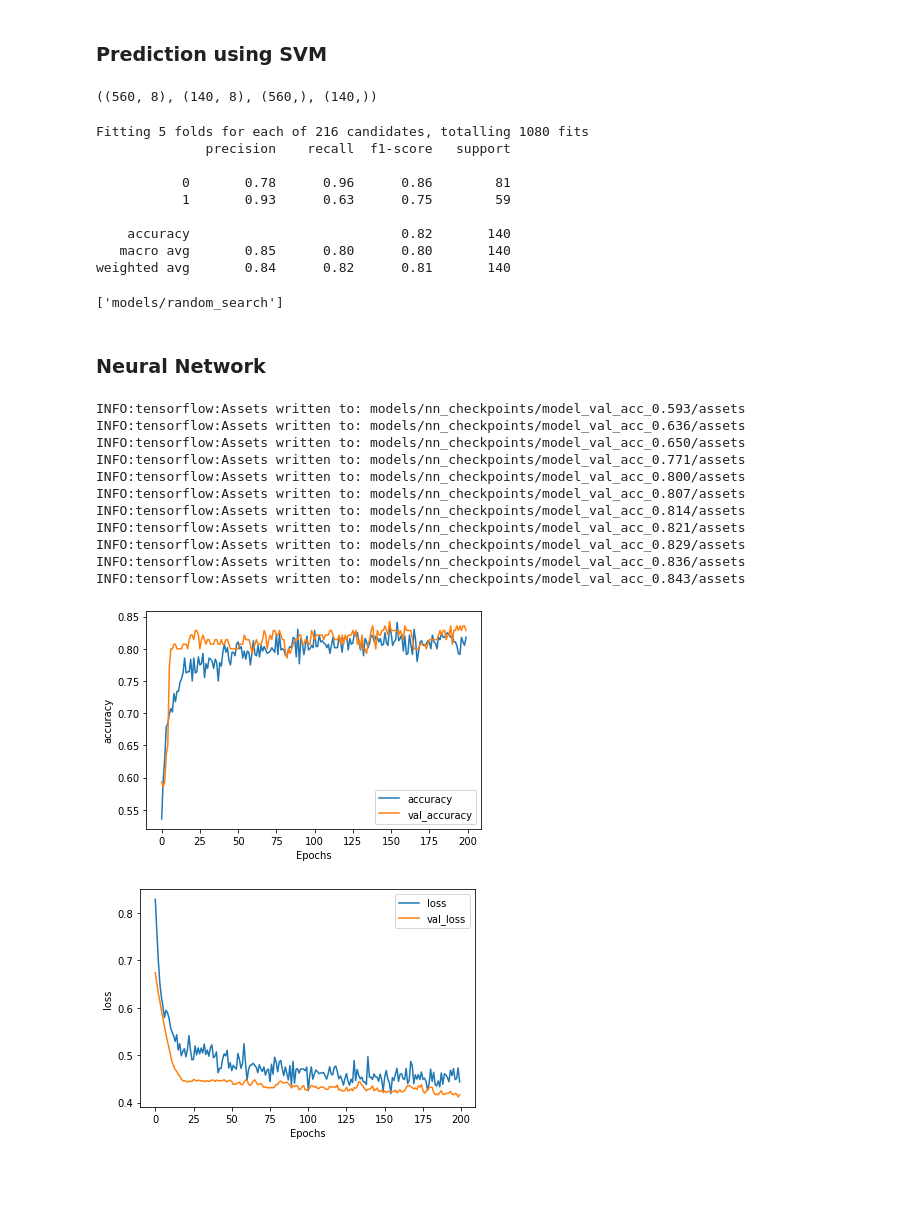
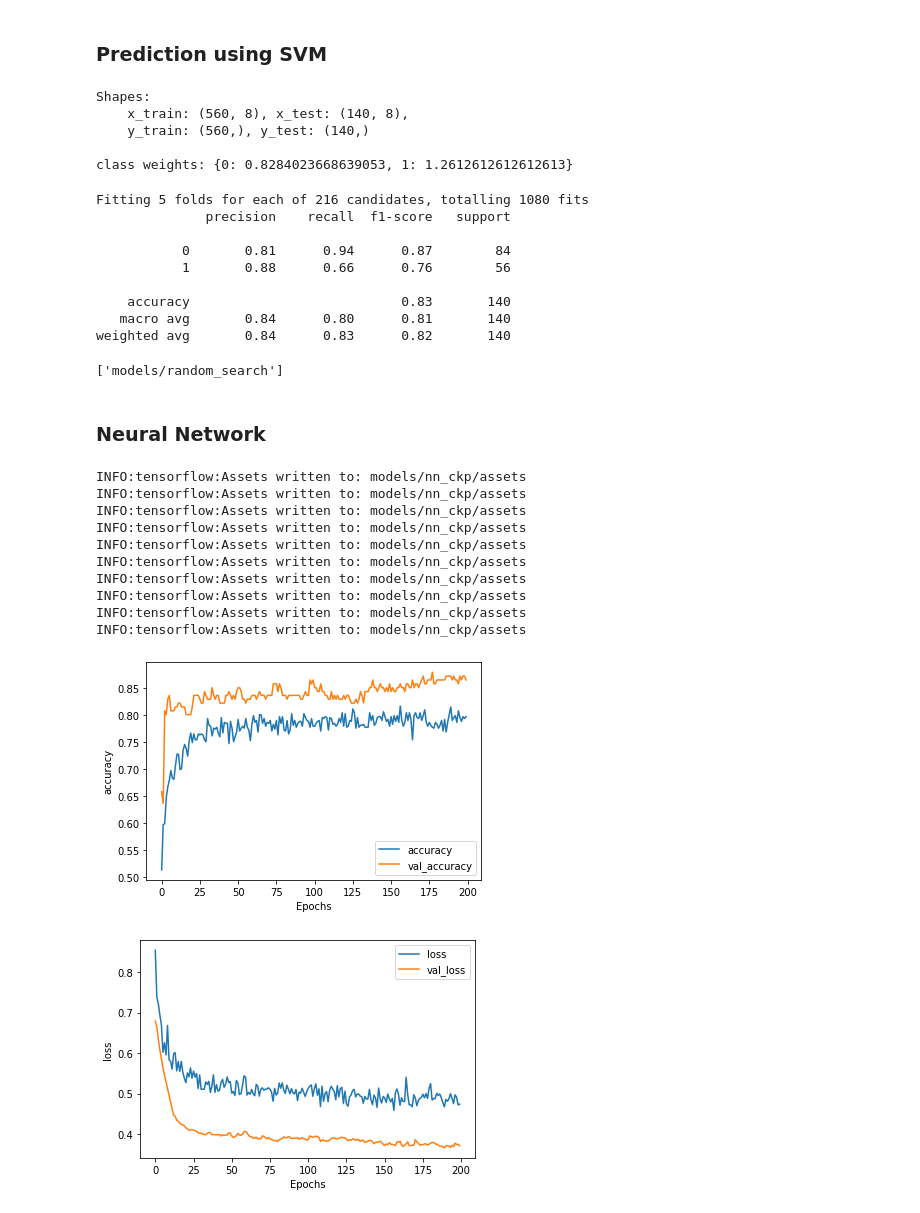
Before and after one commit to Gonm1/titanic, a Jupyter notebook: notebook.ipynb, the cells around one changed output. Saved outputs shown, nothing was run; the diff lists cells and outputs as text; code cells hidden in the pictures; blank space fills up the shorter version.

Commit message:
Add class weights to estimators

```diff
--- a/notebook.ipynb
+++ b/notebook.ipynb
@@ -249,16 +249,38 @@ heatmap(
 from sklearn.model_selection import train_test_split
 from joblib import dump
 
-x_train, x_test, y_train, y_test = train_test_split(data, labels, test_size=0.2, random_state=0)
-x_train.shape, x_test.shape, y_train.shape, y_test.shape
+# Split train and test set keeping negative/positive class ratio
+x_train, x_test, y_train, y_test = train_test_split(
+    data, labels, test_size=0.2, random_state=0, stratify=labels
+)
+print(
+    f"""Shapes:
+    x_train: {x_train.shape}, x_test: {x_test.shape},
+    y_train: {y_train.shape}, y_test: {y_test.shape}
+    """
+)
+y_train.value_counts(), y_test.value_counts()
+
+from sklearn.utils import class_weight
+
+class_weights = class_weight.compute_class_weight(
+    class_weight="balanced", classes=np.unique(y_train), y=y_train
+)
+class_weights = {0: class_weights[0], 1: class_weights[1]}
+print(f"class weights: {class_weights}")
 # %% [output]
-((560, 8), (140, 8), (560,), (140,))
+Shapes:
+    x_train: (560, 8), x_test: (140, 8),
+    y_train: (560,), y_test: (140,)
+
+class weights: {0: 0.8284023668639053, 1: 1.2612612612612613}
 # %%
 params = {
     "C": [1, 3, 5, 7, 9, 11, 13, 15, 17, 19, 21, 23, 25, 27, 29, 30, 32, 35],
     "gamma": ["scale", "auto"],
     "kernel": ["linear", "sigmoid", "rbf"],
     "shrinking": [True, False],
+    "class_weight": [class_weights]
 }
 
 random_search = GridSearchCV(
@@ -272,19 +294,19 @@ random_search = GridSearchCV(
 )
 
 random_search.fit(x_train, y_train)
-print(classification_report(y_true=y_test, y_pred=random_search.predict(x_test)))
+print(classification_report(y_true=y_test, y_pred=random_search.best_estimator_.predict(x_test)))
 
 dump(random_search, "models/random_search")
 # %% [output]
 Fitting 5 folds for each of 216 candidates, totalling 1080 fits
               precision    recall  f1-score   support
 
-           0       0.78      0.96      0.86        81
-           1       0.93      0.63      0.75        59
+           0       0.81      0.94      0.87        84
+           1       0.88      0.66      0.76        56
 
-    accuracy                           0.82       140
-   macro avg       0.85      0.80      0.80       140
-weighted avg       0.84      0.82      0.81       140
+    accuracy                           0.83       140
+   macro avg       0.84      0.80      0.81       140
+weighted avg       0.84      0.83      0.82       140
 ['models/random_search']
 # %% [markdown]
 ### Neural Network
@@ -327,48 +349,48 @@ model = keras.Sequential(
 )
 
 checkpoint = tf.keras.callbacks.ModelCheckpoint(
-    filepath="models/nn_checkpoints/model_val_acc_{val_accuracy:.3f}",
+    filepath="models/nn_ckp",
     monitor="val_accuracy",
     verbose=0,
     save_best_only=True,
     save_weights_only=False,
     mode="max",
     save_freq="epoch",
 )
 
 LEARNING_RATE = 1e-3
 BATCH_SIZE = 16
 EPOCHS = 200
 
 model.compile(
     loss=tf.losses.BinaryCrossentropy(),
     optimizer=tf.optimizers.Adam(learning_rate=LEARNING_RATE),
     metrics=["accuracy"],
 )
 history = model.fit(
     x=x_train,
     y=y_train,
     batch_size=BATCH_SIZE,
     validation_data=(x_test, y_test),
     epochs=EPOCHS,
     verbose=0,
+    class_weight=class_weights,
     callbacks=[checkpoint],
 )
 
 plot_graphs(history, "accuracy")
 plot_graphs(history, "loss")
 # %% [output]
-INFO:tensorflow:Assets written to: models/nn_checkpoints/model_val_acc_0.593/assets
-INFO:tensorflow:Assets written to: models/nn_checkpoints/model_val_acc_0.636/assets
-INFO:tensorflow:Assets written to: models/nn_checkpoints/model_val_acc_0.650/assets
-INFO:tensorflow:Assets written to: models/nn_checkpoints/model_val_acc_0.771/assets
-INFO:tensorflow:Assets written to: models/nn_checkpoints/model_val_acc_0.800/assets
-INFO:tensorflow:Assets written to: models/nn_checkpoints/model_val_acc_0.807/assets
-INFO:tensorflow:Assets written to: models/nn_checkpoints/model_val_acc_0.814/assets
-INFO:tensorflow:Assets written to: models/nn_checkpoints/model_val_acc_0.821/assets
-INFO:tensorflow:Assets written to: models/nn_checkpoints/model_val_acc_0.829/assets
-INFO:tensorflow:Assets written to: models/nn_checkpoints/model_val_acc_0.836/assets
-INFO:tensorflow:Assets written to: models/nn_checkpoints/model_val_acc_0.843/assets
+INFO:tensorflow:Assets written to: models/nn_ckp/assets
+INFO:tensorflow:Assets written to: models/nn_ckp/assets
+INFO:tensorflow:Assets written to: models/nn_ckp/assets
+INFO:tensorflow:Assets written to: models/nn_ckp/assets
+INFO:tensorflow:Assets written to: models/nn_ckp/assets
+INFO:tensorflow:Assets written to: models/nn_ckp/assets
+INFO:tensorflow:Assets written to: models/nn_ckp/assets
+INFO:tensorflow:Assets written to: models/nn_ckp/assets
+INFO:tensorflow:Assets written to: models/nn_ckp/assets
+INFO:tensorflow:Assets written to: models/nn_ckp/assets
-[figure, old version]
+[figure, new version]
-[figure, old version]
+[figure, new version]
 # %%
```
Also changed, not shown: parts of 3 cells of this notebook.
